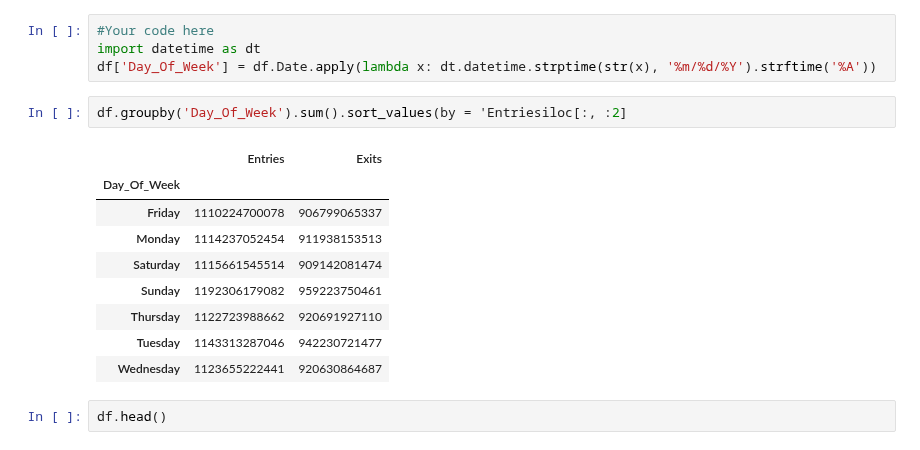
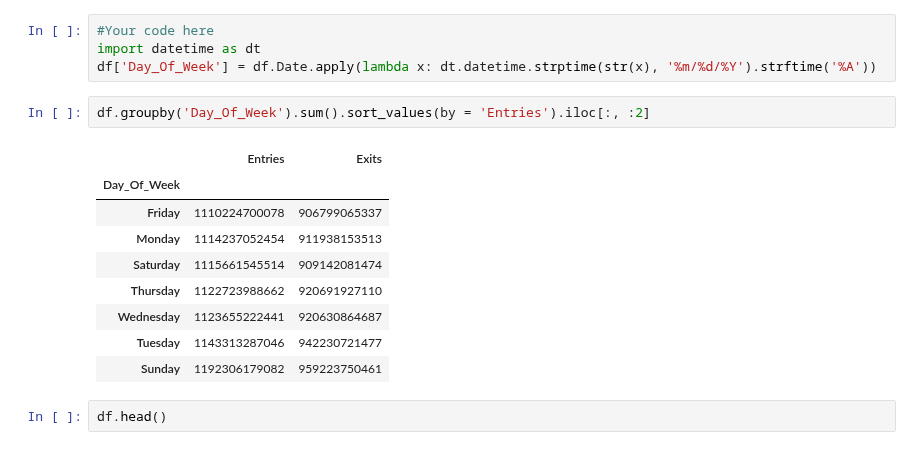
Before and after one commit to zapatos24/dsc-pandas-series-and-dataframes-lab-nyc-ds-060319, a Jupyter notebook: index.ipynb, the cells around one changed output. Drawn from its saved outputs; the diff is of its cells as text.

```diff
--- a/index.ipynb
+++ b/index.ipynb
@@ -145,17 +145,17 @@ Index(['C/A', 'Unit', 'Scp', 'Station', 'Linename', 'Division', 'Date', 'Time',
 import datetime as dt
 df['Day_Of_Week'] = df.Date.apply(lambda x: dt.datetime.strptime(str(x), '%m/%d/%Y').strftime('%A'))
 # %%
-df.groupby('Day_Of_Week').sum().sort_values(by = 'Entriesiloc[:, :2]
+df.groupby('Day_Of_Week').sum().sort_values(by = 'Entries').iloc[:, :2]
 # %% [output]
 |  | Entries | Exits |
 | Day_Of_Week |  |  |
 | Friday | 1110224700078 | 906799065337 |
 | Monday | 1114237052454 | 911938153513 |
 | Saturday | 1115661545514 | 909142081474 |
+| Thursday | 1122723988662 | 920691927110 |
+| Wednesday | 1123655222441 | 920630864687 |
+| Tuesday | 1143313287046 | 942230721477 |
 | Sunday | 1192306179082 | 959223750461 |
-| Thursday | 1122723988662 | 920691927110 |
-| Tuesday | 1143313287046 | 942230721477 |
-| Wednesday | 1123655222441 | 920630864687 |
 # %%
 df.head()
 # %% [output]
```
